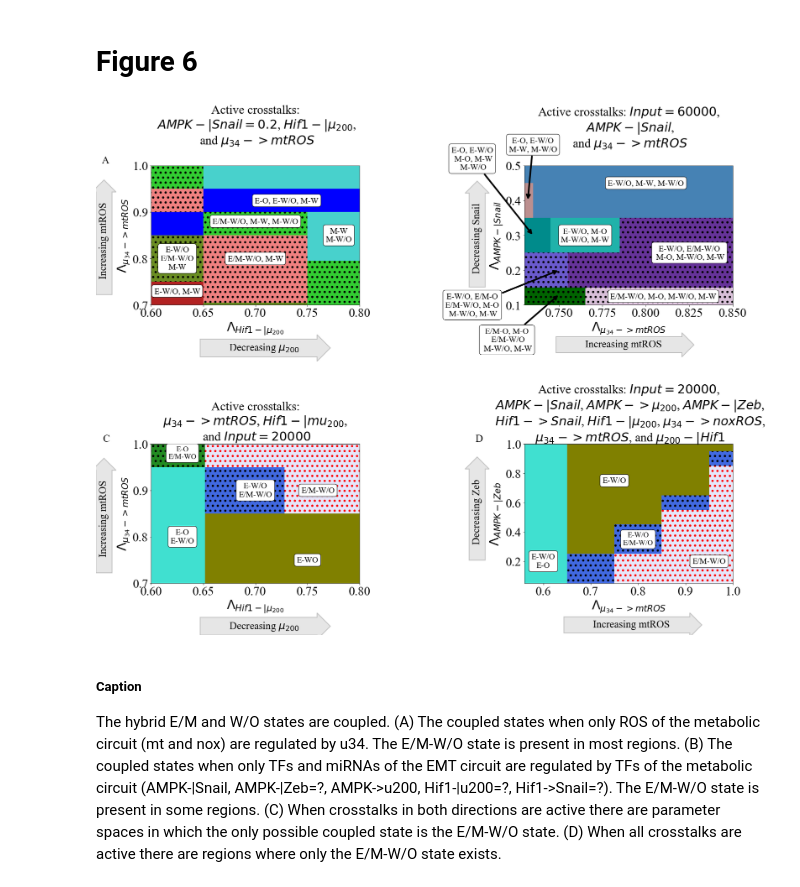
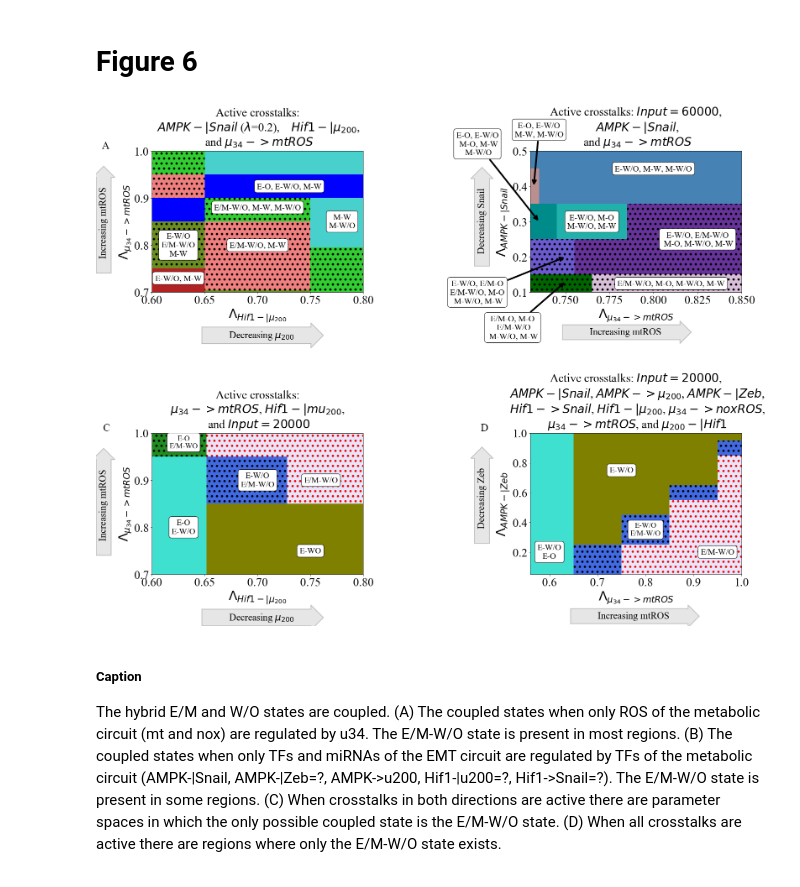
Before and after one commit to madgal/EMT_MR, a Jupyter notebook: draft/figures/FiguresForMain.ipynb, the cells around one changed output. Drawn from its saved outputs; the diff is of its cells as text; code cells hidden in the pictures.

```diff
--- a/draft/figures/FiguresForMain.ipynb
+++ b/draft/figures/FiguresForMain.ipynb
@@ -479,7 +479,7 @@ Crosstalks in one direction not enough to suppress all coupled states except E/M
 fig = plt.figure(figsize=(10,7))
 gs1 = gridspec.GridSpec(3,3, height_ratios=[1.,.9,1], width_ratios=[1,0.7,1])
 gs1.update(left=0.05, right=2., wspace=0.05,hspace=0.05,top=2.,bottom=0)
-fs =30
+fs =28
 matplotlib.rcParams.update({'font.size':fs})
 matplotlib.rcParams.update({'hatch.linewidth':3})
 
@@ -492,7 +492,7 @@ t=ax3b.text(0.55, 0.95, "     Increasing mtROS     ",
             size=fs-5,verticalalignment='top', bbox=dict(boxstyle="rarrow", fc="gray", ec="k", lw=2,alpha=0.2),rotation=90)
 t=ax3b.text(0.65, .62, "          Decreasing $\mu_{200}$         ",
             size=fs-5,verticalalignment='top', bbox=dict(boxstyle="rarrow", fc="gray", ec="k", lw=2,alpha=0.2),rotation=0)
-ax3b.text(.5,1.43,"Active crosstalks:\n $AMPK -| Snail=0.2$, $Hif1-|\mu_{200}$, \n and $\mu_{34}->mtROS$",
+ax3b.text(.5,1.3,"Active crosstalks:\n $AMPK -| Snail$ ($\lambda$=0.2),    $Hif1-|\mu_{200}$, \n and $\mu_{34}->mtROS$",
           transform=ax3b.transAxes,verticalalignment='top', horizontalalignment='center',color='black', fontsize=fs)
 
 
@@ -512,7 +512,7 @@ t=ax3a.text(0.7, 0.43, "    Decreasing Snail     ",
 t=ax3a.text(0.75, 0., "          Increasing mtROS         ",
             size=fs-5,verticalalignment='top', bbox=dict(boxstyle="rarrow", fc="gray", ec="k", lw=2,alpha=0.2),rotation=0)
 
-ax3a.text(.5,1.43,"Active crosstalks: $Input=60000$,\n $AMPK -| Snail$,\n and $\mu_{34}->mtROS$",
+ax3a.text(.5,1.32,"Active crosstalks: $Input=60000$,\n $AMPK -| Snail$,\n and $\mu_{34}->mtROS$",
           transform=ax3a.transAxes,verticalalignment='top', horizontalalignment='center',color='black', fontsize=fs)
 ax3a.annotate('E-W/O, M-W, M-W/O', fontsize=20,xy=(0.8, 0.45), xycoords="data",va="center", ha='center',bbox=dict(boxstyle="round", fc="w"))
 ax3a.annotate('E-W/O, E/M-W/O\n M-O, M-W/O, M-W', fontsize=20,xy=(0.825, 0.25), xycoords="data",va="center", ha='center',bbox=dict(boxstyle="round", fc="w"))
@@ -539,34 +539,34 @@ t=ax3c.text(0.65, .62, "          Decreasing $\mu_{200}$         ",
             size=fs-5,verticalalignment='top', bbox=dict(boxstyle="rarrow", fc="gray", ec="k", lw=2,alpha=0.2),rotation=0)
 ax3c.text(.5,1.3,"Active crosstalks:\n$\mu_{34}->mtROS$, $Hif1-|mu_{200}$,\n and $Input=20000$",
           transform=ax3c.transAxes,verticalalignment='top', horizontalalignment='center',color='black', fontsize=fs)
 
 #dfh = pd.read_csv("data_4c_hullO.txt")
 #poly = geometry.Polygon(dfh.values)
 #ax3c.add_patch(PolygonPatch(poly,alpha=0.9,hatch='.',edgecolor='r',facecolor='none'))
 
 #dfh = pd.read_csv("data_4c_hull.txt")
 #poly = geometry.Polygon(dfh.values)
 #ax3c.add_patch(PolygonPatch(poly,alpha=0.9,hatch='.',edgecolor='k',facecolor='none'))
 
 
 ##########
 ax3d = plt.subplot(gs1[2,2])
 plotPhases(ax3d,'D','data_4d',"$\Lambda_{\mu_{34}->mtROS}$","$\Lambda_{AMPK-|Zeb}$",xlim=[.56,1],ylim=[0.05,1],legend=False)
 ax3d.annotate('E/M-W/O', fontsize=20,xy=(0.95, 0.2), xycoords="data",va="center", ha='center',bbox=dict(boxstyle="round", fc="w"))#,arrowprops=dict(arrowstyle="->",lw=4))
 ax3d.annotate('E-W/O\nE-O', fontsize=20,xy=(0.6, 0.2), xycoords="data",va="center", ha='center',bbox=dict(boxstyle="round", fc="w"))#,arrowprops=dict(arrowstyle="->",lw=4))
 ax3d.annotate('E-W/O', fontsize=20,xy=(0.75, 0.75), xycoords="data",va="center", ha='center',bbox=dict(boxstyle="round", fc="w"))#,arrowprops=dict(arrowstyle="->",lw=4))
 ax3d.annotate('E-W/O\nE/M-W/O', fontsize=18,xy=(0.8, 0.35), xycoords="data",va="center", ha='center',bbox=dict(boxstyle="round", fc="w"))#,arrowprops=dict(arrowstyle="->",lw=4))
 t=ax3d.text(0.45, 0.85, "     Decreasing Zeb     ",
             size=fs-5,verticalalignment='top', bbox=dict(boxstyle="rarrow", fc="gray", ec="k", lw=2,alpha=0.2),rotation=90)
 t=ax3d.text(0.65, -0.2, "          Increasing mtROS         ",
             size=fs-5,verticalalignment='top', bbox=dict(boxstyle="rarrow", fc="gray", ec="k", lw=2,alpha=0.2),rotation=0)
 ax3d.text(.5,1.43,"Active crosstalks: $Input=20000$,\n $AMPK -| Snail$, $AMPK -> \mu_{200}$, $AMPK-| Zeb$,\n $Hif1->Snail$, $Hif1-|\mu_{200}$, $\mu_{34}->noxROS$,\n $\mu_{34}->mtROS$, and $\mu_{200}-|Hif1$",
           transform=ax3d.transAxes,verticalalignment='top', horizontalalignment='center',color='black', fontsize=fs)
 
 
 fig.savefig("Figure6.png",bbox_inches='tight')#,dpi=300)
 # %% [output]
-[figure, old version]
+[figure, new version]
 # %% [markdown]
 ##### Caption
 
```
Also changed, not shown: parts of 7 cells of this notebook, 29 other files.
